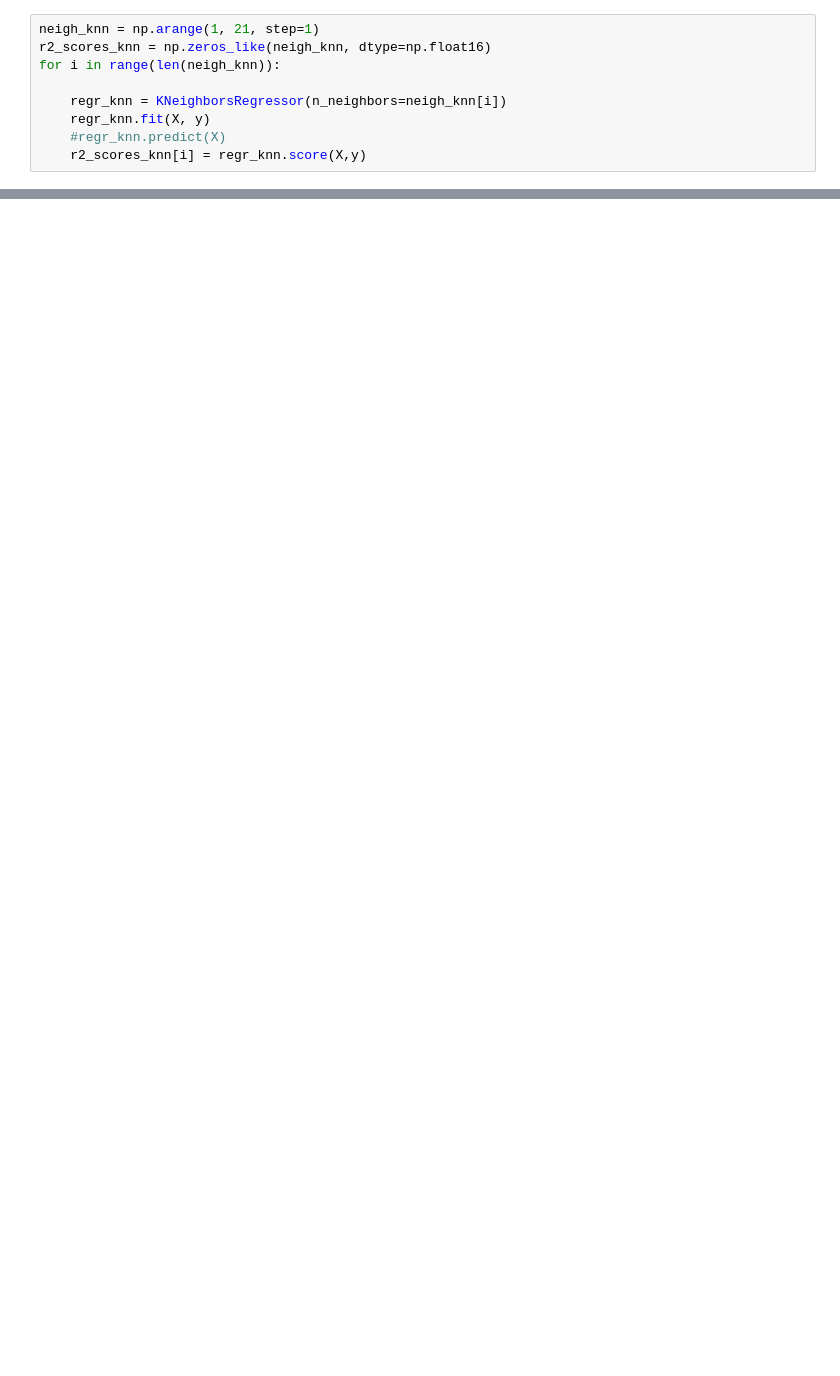
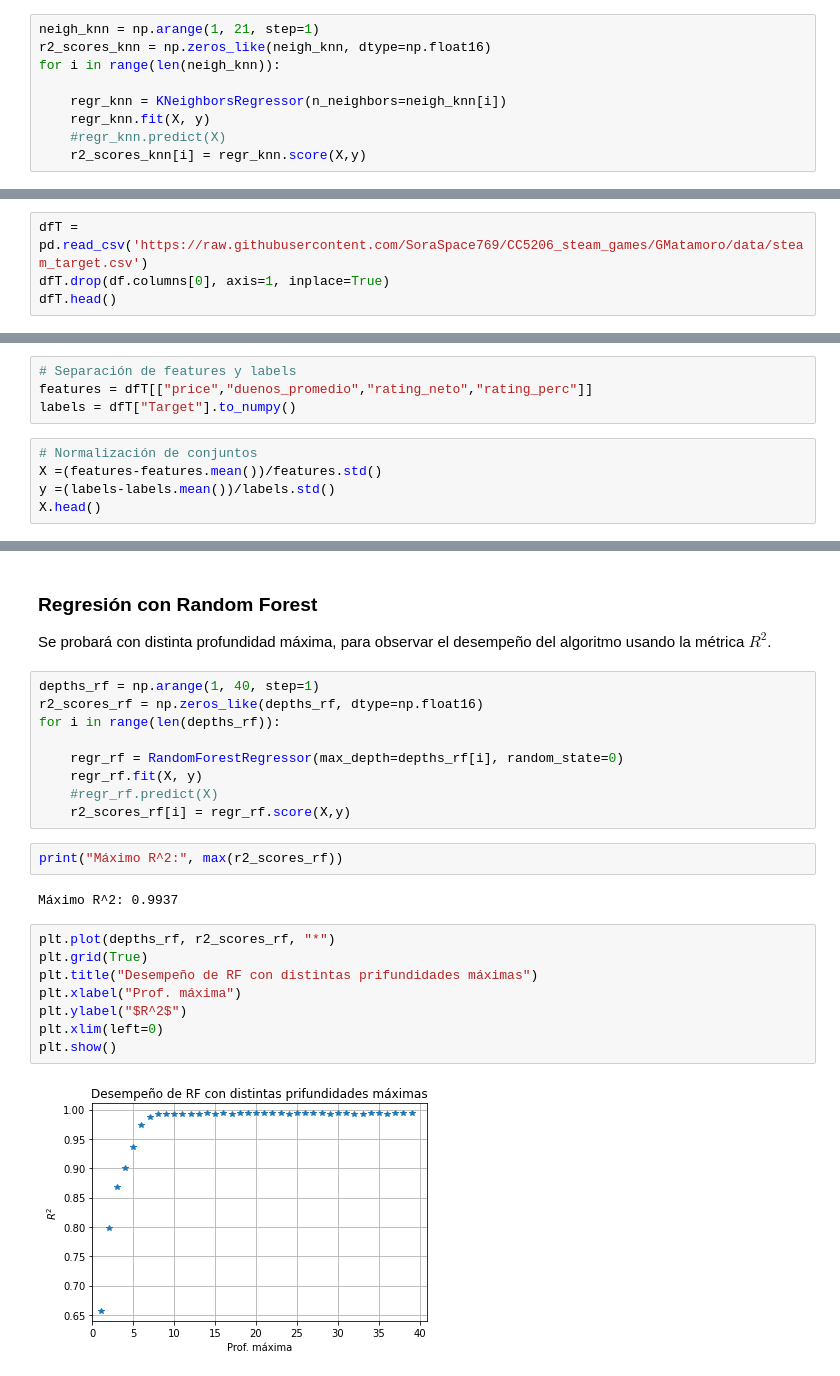
Before and after one commit to SoraSpace769/CC5206_steam_games, a Jupyter notebook: regresion (2).ipynb, the cells around one changed output, grey strips where cells are left out. Cells and saved outputs as stored; diff of their text form; blank space fills up the shorter version.

```diff
--- a/regresion (2).ipynb
+++ b/regresion (2).ipynb
@@ -103,0 +110,4 @@ plt.show()
+# %%
+dfT = pd.read_csv('https://raw.githubusercontent.com/SoraSpace769/CC5206_steam_games/GMatamoro/data/steam_target.csv')
+dfT.drop(df.columns[0], axis=1, inplace=True)
+dfT.head()
@@ -103,0 +122,9 @@ plt.show()
+# %%
+# Separación de features y labels
+features = dfT[["price","duenos_promedio","rating_neto","rating_perc"]]
+labels = dfT["Target"].to_numpy()
+# %%
+# Normalización de conjuntos
+X =(features-features.mean())/features.std()
+y =(labels-labels.mean())/labels.std()
+X.head()
@@ -103,0 +149,27 @@ plt.show()
+# %% [markdown]
+### Regresión con Random Forest
+
+Se probará con distinta profundidad máxima, para observar el desempeño del algoritmo usando la métrica $R^2$.
+# %%
+depths_rf = np.arange(1, 40, step=1)
+r2_scores_rf = np.zeros_like(depths_rf, dtype=np.float16)
+for i in range(len(depths_rf)):
+
+    regr_rf = RandomForestRegressor(max_depth=depths_rf[i], random_state=0)
+    regr_rf.fit(X, y)
+    #regr_rf.predict(X)
+    r2_scores_rf[i] = regr_rf.score(X,y)
+# %%
+print("Máximo R^2:", max(r2_scores_rf))
+# %% [output]
+Máximo R^2: 0.9937
+# %%
+plt.plot(depths_rf, r2_scores_rf, "*")
+plt.grid(True)
+plt.title("Desempeño de RF con distintas prifundidades máximas")
+plt.xlabel("Prof. máxima")
+plt.ylabel("$R^2$")
+plt.xlim(left=0)
+plt.show()
+# %% [output]
+[figure, added]
```
Also changed, not shown: parts of 17 cells of this notebook.
